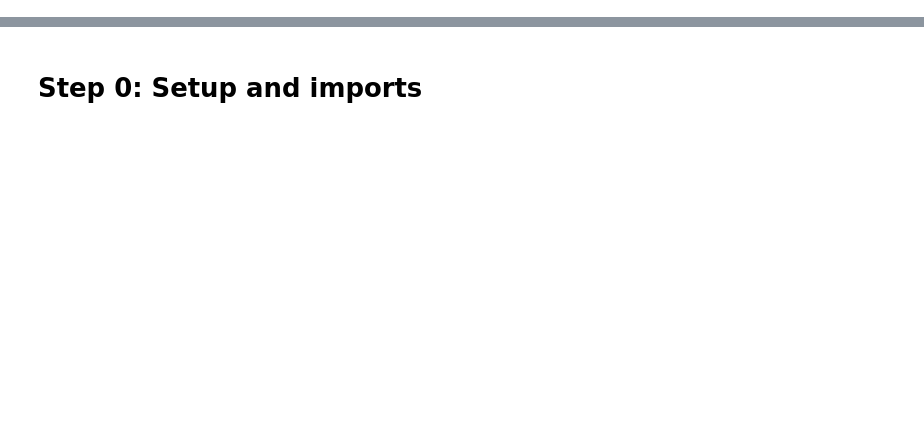
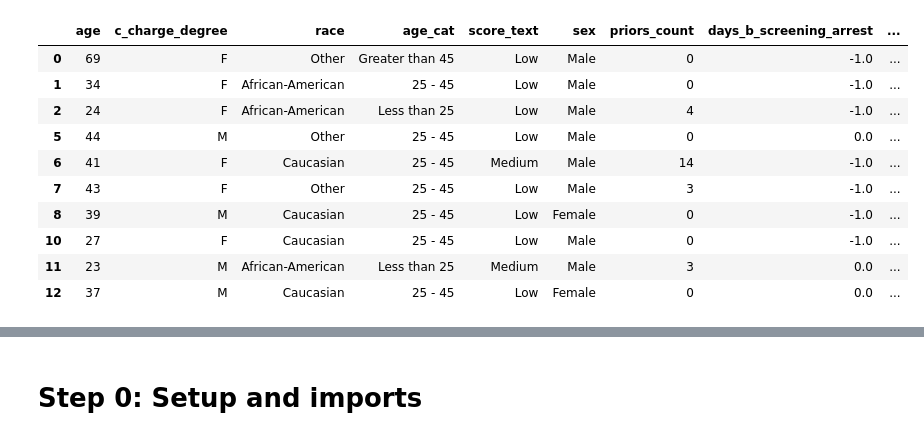
Before and after one commit to makinwumi/dnsc-6330-responsible-ML, a Jupyter notebook: Live-coding/Lecture-03-bias.ipynb, the cells around one changed output, grey strips where cells are left out. Drawn from its saved outputs; the diff is of its cells as text; code cells hidden in the pictures; blank space fills up the shorter version.

```diff
--- a/Live-coding/Lecture-03-bias.ipynb
+++ b/Live-coding/Lecture-03-bias.ipynb
@@ -0,0 +113,14 @@
+# %%
+df.head(10)
+# %% [output]
+|  | age | c_charge_degree | race | age_cat | score_text | sex | priors_count | days_b_screening_arrest | ... |
+| 0 | 69 | F | Other | Greater than 45 | Low | Male | 0 | -1.0 | ... |
+| 1 | 34 | F | African-American | 25 - 45 | Low | Male | 0 | -1.0 | ... |
+| 2 | 24 | F | African-American | Less than 25 | Low | Male | 4 | -1.0 | ... |
+| 5 | 44 | M | Other | 25 - 45 | Low | Male | 0 | 0.0 | ... |
+| 6 | 41 | F | Caucasian | 25 - 45 | Medium | Male | 14 | -1.0 | ... |
+| 7 | 43 | F | Other | 25 - 45 | Low | Male | 3 | -1.0 | ... |
+| 8 | 39 | M | Caucasian | 25 - 45 | Low | Female | 0 | -1.0 | ... |
+| 10 | 27 | F | Caucasian | 25 - 45 | Low | Male | 0 | -1.0 | ... |
+| 11 | 23 | M | African-American | Less than 25 | Medium | Male | 3 | 0.0 | ... |
+| 12 | 37 | M | Caucasian | 25 - 45 | Low | Female | 0 | 0.0 | ... |
```
Also changed, not shown: parts of 66 cells of this notebook, 1 other file.
